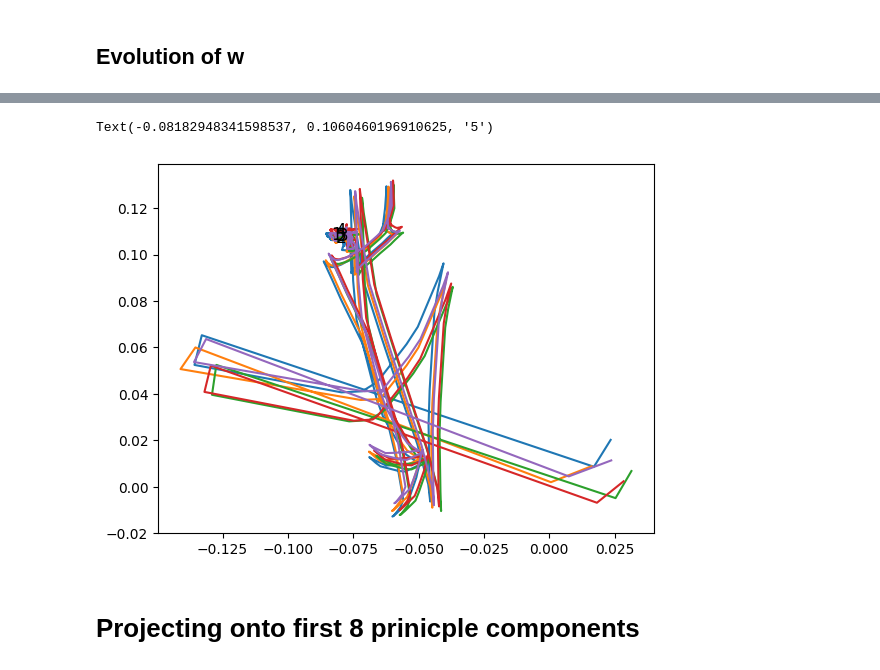
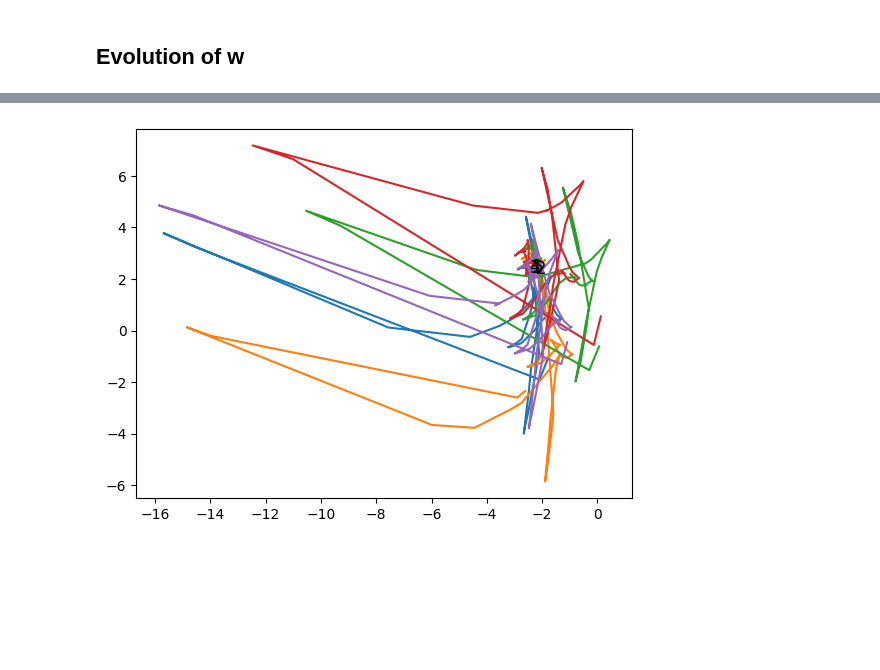
Before and after one commit to CEBangu/MOD_201, a Jupyter notebook: MOD201 final_report/final_report.ipynb, the cells around one changed output, grey strips where cells are left out. Drawn from its saved outputs; the diff is of its cells as text; code cells hidden in the pictures; blank space fills up the shorter version.

```diff
--- a/MOD201 final_report/final_report.ipynb
+++ b/MOD201 final_report/final_report.ipynb
@@ -668,2 +880,8 @@ array([[ 2.15336991,  3.93422346],
+# %%
+ws1 =StandardScaler().fit_transform(weight_array_1)
+ws2 =StandardScaler().fit_transform(weight_array_2)
+ws3 =StandardScaler().fit_transform(weight_array_3)
+ws4 =StandardScaler().fit_transform(weight_array_4)
+ws5 =StandardScaler().fit_transform(weight_array_5)
 # %%
 pc1_1, pc2_1 = pca_w_1.components_
@@ -705,38 +930,42 @@ Text(-0.08184324831241596, 0.10603191521627155, '5')
 # %%
 total_activty = np.concatenate((activity_array_1, activity_array_2, activity_array_3, activity_array_4, activity_array_5), axis=1)
 
 pca = PCA(n_components=2)
 scaler = StandardScaler()
 scaled_activity = scaler.fit_transform(total_activty.T)
 pca.fit_transform(scaled_activity)
 
 pc1, pc2 = pca.components_
 
-projection_1_1 = weight_array_1.T @ pc1
-projection_2_1 = weight_array_1.T @ pc2
 
-projection_1_2 = weight_array_2.T @ pc1
-projection_2_2 = weight_array_2.T @ pc2
 
-projection_1_3 = weight_array_3.T @ pc1
-projection_2_3 = weight_array_3.T @ pc2
+projection_1_1 = ws1.T @ pc1
+projection_2_1 = ws1.T @ pc2
 
-projection_1_4 = weight_array_4.T @ pc1
-projection_2_4 = weight_array_4.T @ pc2
+projection_1_2 = ws2.T @ pc1
+projection_2_2 = ws2.T @ pc2
 
-projection_1_5 = weight_array_5.T @ pc1
-projection_2_5 = weight_array_5.T @ pc2
+projection_1_3 = ws3.T @ pc1
+projection_2_3 = ws3.T @ pc2
 
-plt.plot(projection_1_1, projection_2_1)
+projection_1_4 = ws4.T @ pc1
+projection_2_4 = ws4.T @ pc2
+
+projection_1_5 = ws5.T @ pc1
+projection_2_5 = ws5.T @ pc2
+
+v=0
+plt.plot(projection_1_1[v:], projection_2_1[v:])
 plt.text(projection_1_1[-1], projection_2_1[-1], '1', fontsize=12)
-plt.plot(projection_1_2, projection_2_2)
+plt.plot(projection_1_2[v:], projection_2_2[v:])
 plt.text(projection_1_2[-1], projection_2_2[-1], '2', fontsize=12)
-plt.plot(projection_1_3, projection_2_3)
+plt.plot(projection_1_3[v:], projection_2_3[v:])
 plt.text(projection_1_3[-1], projection_2_3[-1], '3', fontsize=12)
-plt.plot(projection_1_4, projection_2_4)
+plt.plot(projection_1_4[v:], projection_2_4[v:])
 plt.text(projection_1_4[-1], projection_2_4[-1], '4', fontsize=12)
-plt.plot(projection_1_5, projection_2_5)
+plt.plot(projection_1_5[v:], projection_2_5[v:])
 plt.text(projection_1_5[-1], projection_2_5[-1], '5', fontsize=12)
+
+plt.show()
 # %% [output]
-Text(-0.08182948341598537, 0.1060460196910625, '5')
-[figure, old version]
+[figure, new version]
@@ -753,2 +971,0 @@ for i in range(1440):
-# %% [markdown]
-# Projecting onto first 8 prinicple components
```
Also changed, not shown: parts of 58 cells of this notebook, 1 other file.
